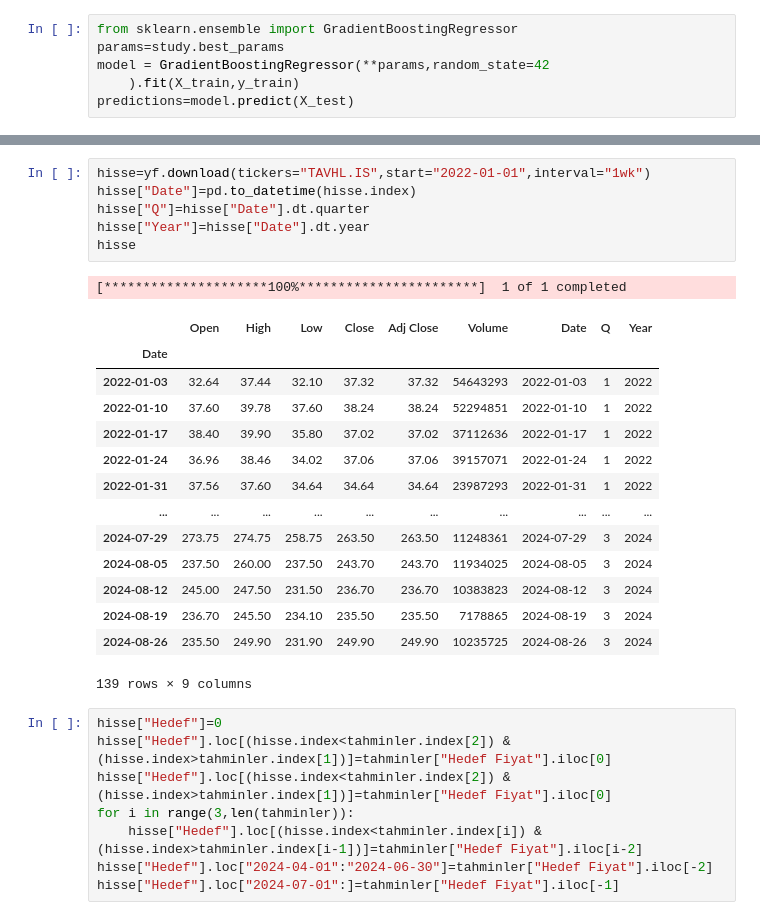
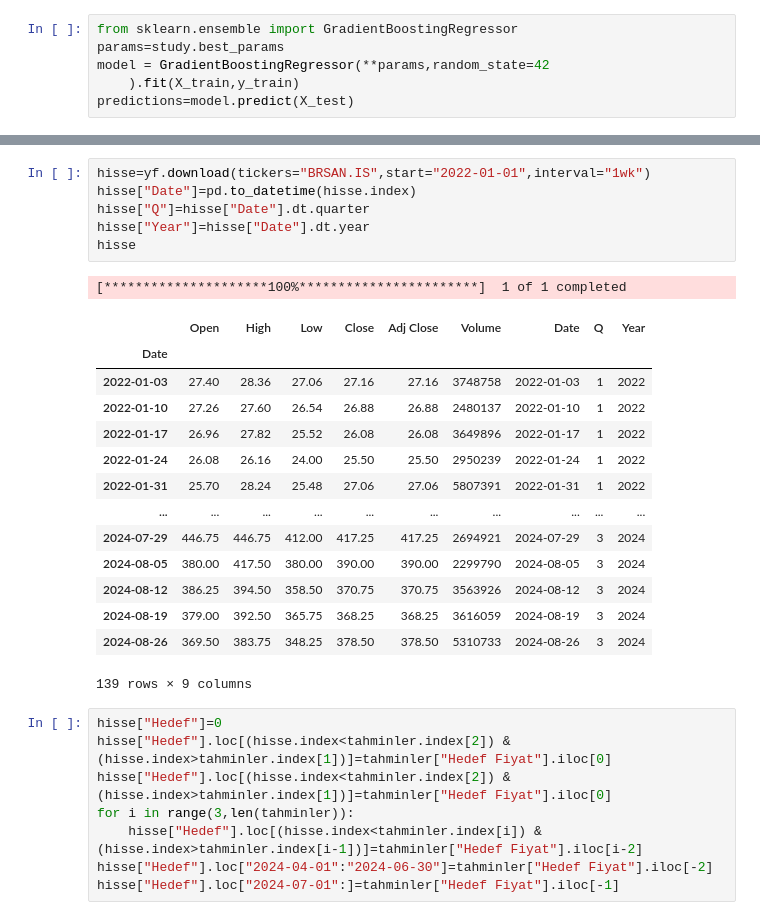
Before and after one commit to kaboya19/BilancoDegerleme, a Jupyter notebook: bilanco.ipynb, the cells around one changed output, grey strips where cells are left out. Saved outputs shown, nothing was run; the diff lists cells and outputs as text.

```diff
--- a/bilanco.ipynb
+++ b/bilanco.ipynb
@@ -227,24 +190,24 @@ tahminler
 # %%
-hisse=yf.download(tickers="TAVHL.IS",start="2022-01-01",interval="1wk")
+hisse=yf.download(tickers="BRSAN.IS",start="2022-01-01",interval="1wk")
 hisse["Date"]=pd.to_datetime(hisse.index)
 hisse["Q"]=hisse["Date"].dt.quarter
 hisse["Year"]=hisse["Date"].dt.year
 hisse
 # %% [output]
 [*********************100%***********************]  1 of 1 completed
 |  | Open | High | Low | Close | Adj Close | Volume | Date | Q | Year |
 | Date |  |  |  |  |  |  |  |  |  |
-| 2022-01-03 | 32.64 | 37.44 | 32.10 | 37.32 | 37.32 | 54643293 | 2022-01-03 | 1 | 2022 |
-| 2022-01-10 | 37.60 | 39.78 | 37.60 | 38.24 | 38.24 | 52294851 | 2022-01-10 | 1 | 2022 |
-| 2022-01-17 | 38.40 | 39.90 | 35.80 | 37.02 | 37.02 | 37112636 | 2022-01-17 | 1 | 2022 |
-| 2022-01-24 | 36.96 | 38.46 | 34.02 | 37.06 | 37.06 | 39157071 | 2022-01-24 | 1 | 2022 |
-| 2022-01-31 | 37.56 | 37.60 | 34.64 | 34.64 | 34.64 | 23987293 | 2022-01-31 | 1 | 2022 |
+| 2022-01-03 | 27.40 | 28.36 | 27.06 | 27.16 | 27.16 | 3748758 | 2022-01-03 | 1 | 2022 |
+| 2022-01-10 | 27.26 | 27.60 | 26.54 | 26.88 | 26.88 | 2480137 | 2022-01-10 | 1 | 2022 |
+| 2022-01-17 | 26.96 | 27.82 | 25.52 | 26.08 | 26.08 | 3649896 | 2022-01-17 | 1 | 2022 |
+| 2022-01-24 | 26.08 | 26.16 | 24.00 | 25.50 | 25.50 | 2950239 | 2022-01-24 | 1 | 2022 |
+| 2022-01-31 | 25.70 | 28.24 | 25.48 | 27.06 | 27.06 | 5807391 | 2022-01-31 | 1 | 2022 |
 | ... | ... | ... | ... | ... | ... | ... | ... | ... | ... |
-| 2024-07-29 | 273.75 | 274.75 | 258.75 | 263.50 | 263.50 | 11248361 | 2024-07-29 | 3 | 2024 |
-| 2024-08-05 | 237.50 | 260.00 | 237.50 | 243.70 | 243.70 | 11934025 | 2024-08-05 | 3 | 2024 |
-| 2024-08-12 | 245.00 | 247.50 | 231.50 | 236.70 | 236.70 | 10383823 | 2024-08-12 | 3 | 2024 |
-| 2024-08-19 | 236.70 | 245.50 | 234.10 | 235.50 | 235.50 | 7178865 | 2024-08-19 | 3 | 2024 |
-| 2024-08-26 | 235.50 | 249.90 | 231.90 | 249.90 | 249.90 | 10235725 | 2024-08-26 | 3 | 2024 |
+| 2024-07-29 | 446.75 | 446.75 | 412.00 | 417.25 | 417.25 | 2694921 | 2024-07-29 | 3 | 2024 |
+| 2024-08-05 | 380.00 | 417.50 | 380.00 | 390.00 | 390.00 | 2299790 | 2024-08-05 | 3 | 2024 |
+| 2024-08-12 | 386.25 | 394.50 | 358.50 | 370.75 | 370.75 | 3563926 | 2024-08-12 | 3 | 2024 |
+| 2024-08-19 | 379.00 | 392.50 | 365.75 | 368.25 | 368.25 | 3616059 | 2024-08-19 | 3 | 2024 |
+| 2024-08-26 | 369.50 | 383.75 | 348.25 | 378.50 | 378.50 | 5310733 | 2024-08-26 | 3 | 2024 |
 139 rows × 9 columns
 # %%
 hisse["Hedef"]=0
```
Also changed, not shown: parts of 20 cells of this notebook, 2 other files.
